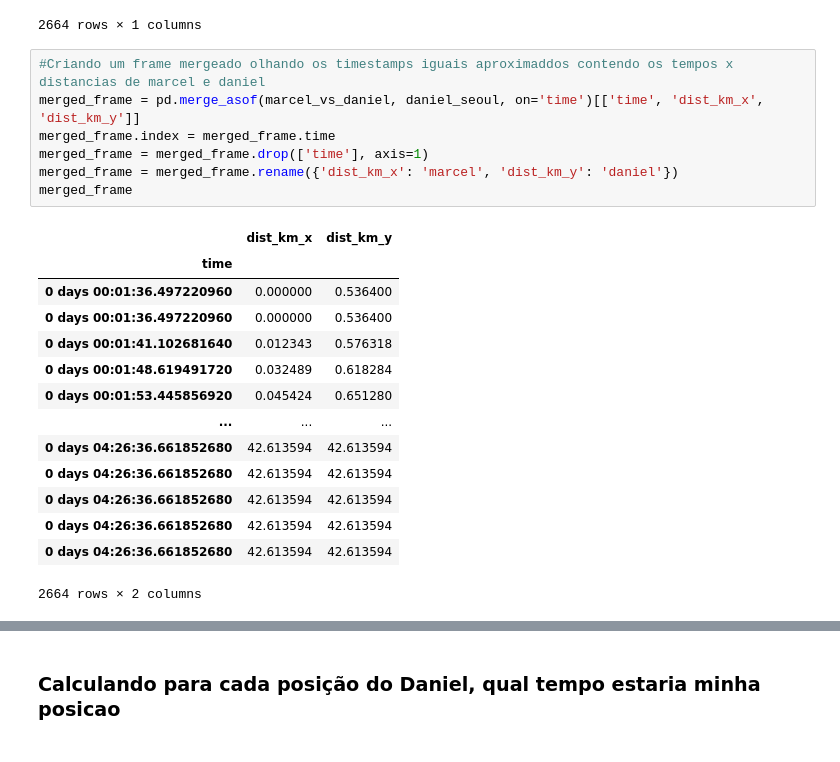
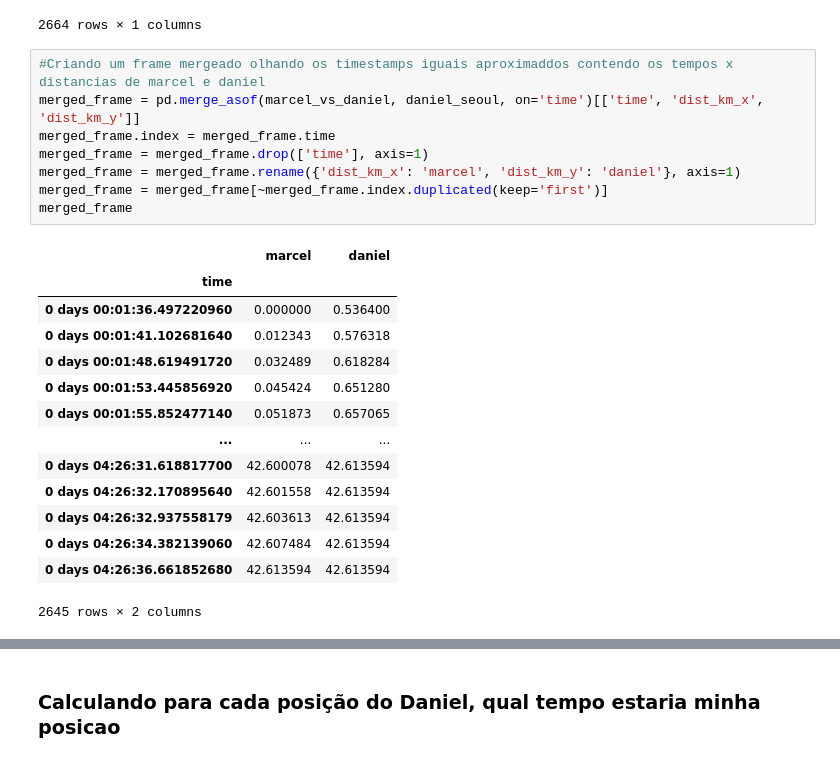
Before and after one commit to corriporai/presentations, a Jupyter notebook: pythonnordeste2022/slides.ipynb, the cells around one changed output, grey strips where cells are left out. Saved outputs shown, nothing was run; the diff lists cells and outputs as text.

```diff
--- a/pythonnordeste2022/slides.ipynb
+++ b/pythonnordeste2022/slides.ipynb
@@ -2363,22 +2364,23 @@ marcel_vs_daniel
 # %%
 #Criando um frame mergeado olhando os timestamps iguais aproximaddos contendo os tempos x distancias de marcel e daniel
 merged_frame = pd.merge_asof(marcel_vs_daniel, daniel_seoul, on='time')[['time', 'dist_km_x', 'dist_km_y']]
 merged_frame.index = merged_frame.time
 merged_frame = merged_frame.drop(['time'], axis=1)
-merged_frame = merged_frame.rename({'dist_km_x': 'marcel', 'dist_km_y': 'daniel'})
+merged_frame = merged_frame.rename({'dist_km_x': 'marcel', 'dist_km_y': 'daniel'}, axis=1)
+merged_frame = merged_frame[~merged_frame.index.duplicated(keep='first')]
 merged_frame
 # %% [output]
-|  | dist_km_x | dist_km_y |
+|  | marcel | daniel |
 | time |  |  |
-| 0 days 00:01:36.497220960 | 0.000000 | 0.536400 |
 | 0 days 00:01:36.497220960 | 0.000000 | 0.536400 |
 | 0 days 00:01:41.102681640 | 0.012343 | 0.576318 |
 | 0 days 00:01:48.619491720 | 0.032489 | 0.618284 |
 | 0 days 00:01:53.445856920 | 0.045424 | 0.651280 |
+| 0 days 00:01:55.852477140 | 0.051873 | 0.657065 |
 | ... | ... | ... |
+| 0 days 04:26:31.618817700 | 42.600078 | 42.613594 |
+| 0 days 04:26:32.170895640 | 42.601558 | 42.613594 |
+| 0 days 04:26:32.937558179 | 42.603613 | 42.613594 |
+| 0 days 04:26:34.382139060 | 42.607484 | 42.613594 |
 | 0 days 04:26:36.661852680 | 42.613594 | 42.613594 |
-| 0 days 04:26:36.661852680 | 42.613594 | 42.613594 |
-| 0 days 04:26:36.661852680 | 42.613594 | 42.613594 |
-| 0 days 04:26:36.661852680 | 42.613594 | 42.613594 |
-| 0 days 04:26:36.661852680 | 42.613594 | 42.613594 |
-2664 rows × 2 columns
+2645 rows × 2 columns
```
Also changed, not shown: parts of 18 cells of this notebook, 1 other file.
